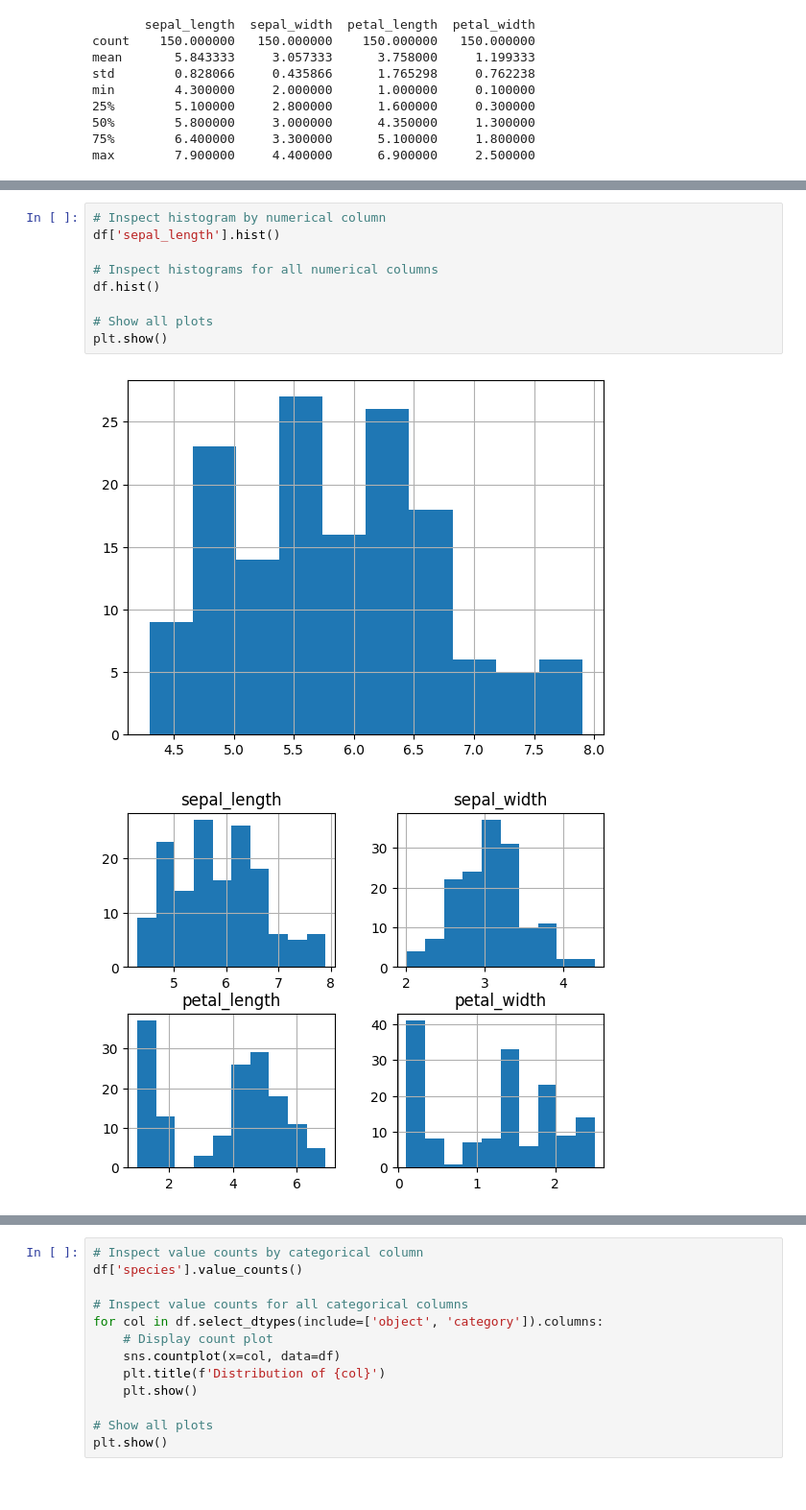
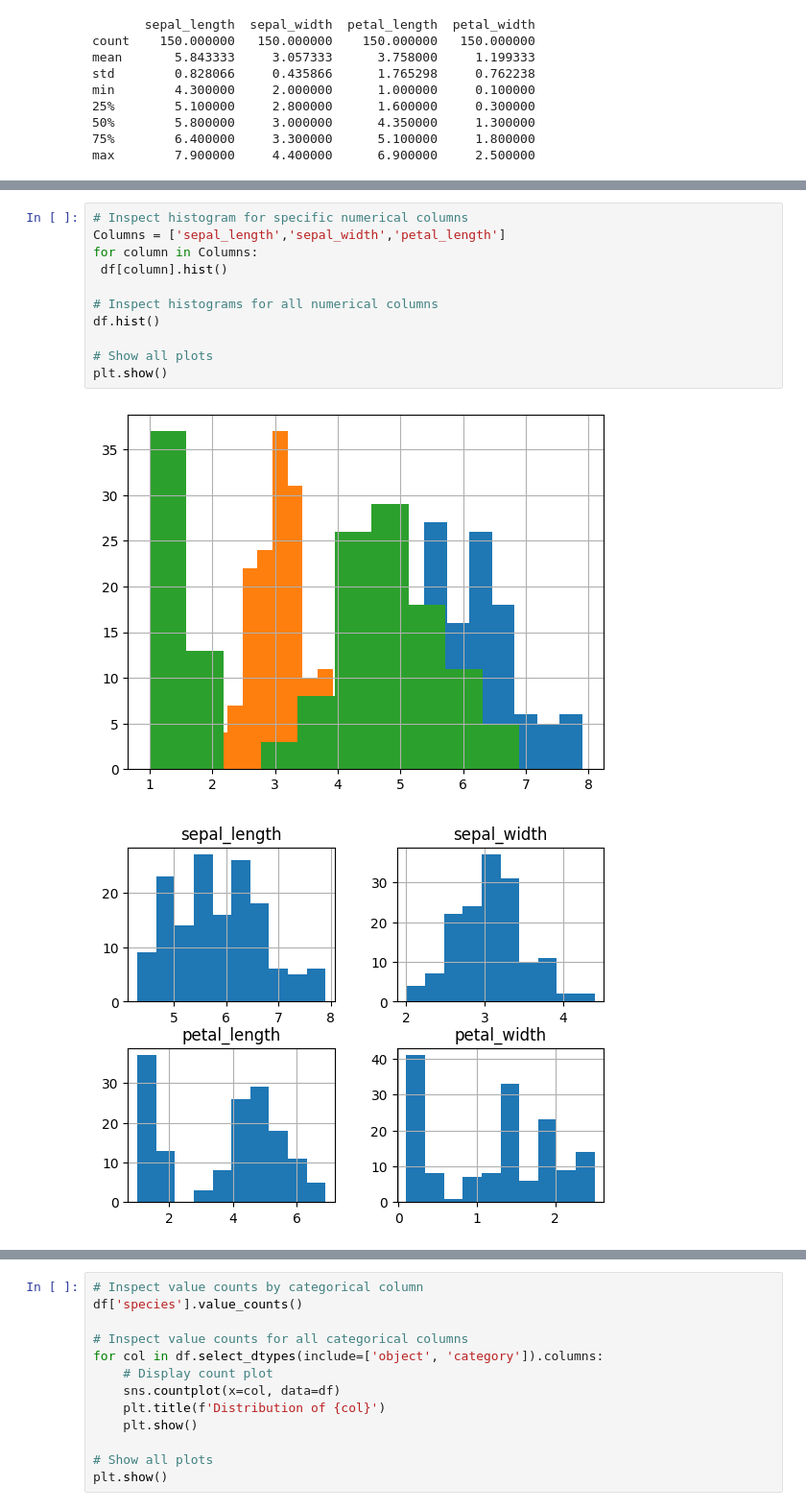
Before and after one commit to korey-byte/datafun-04-jupyter, a Jupyter notebook: koreykodes_eda.ipynb, the cells around one changed output, grey strips where cells are left out. Shown at 96% size. Drawn from its saved outputs; the diff is of its cells as text.

```diff
--- a/koreykodes_eda.ipynb
+++ b/koreykodes_eda.ipynb
@@ -57,12 +111,14 @@ max        7.900000     4.400000      6.900000     2.500000
 # %%
-# Inspect histogram by numerical column
-df['sepal_length'].hist()
+# Inspect histogram for specific numerical columns
+Columns = ['sepal_length','sepal_width','petal_length']
+for column in Columns:
+ df[column].hist()
 
 # Inspect histograms for all numerical columns
 df.hist()
 
 # Show all plots
 plt.show()
 # %% [output]
-[figure, old version]
+[figure, new version]
 [figure]
```
Also changed, not shown: parts of 15 cells of this notebook.
